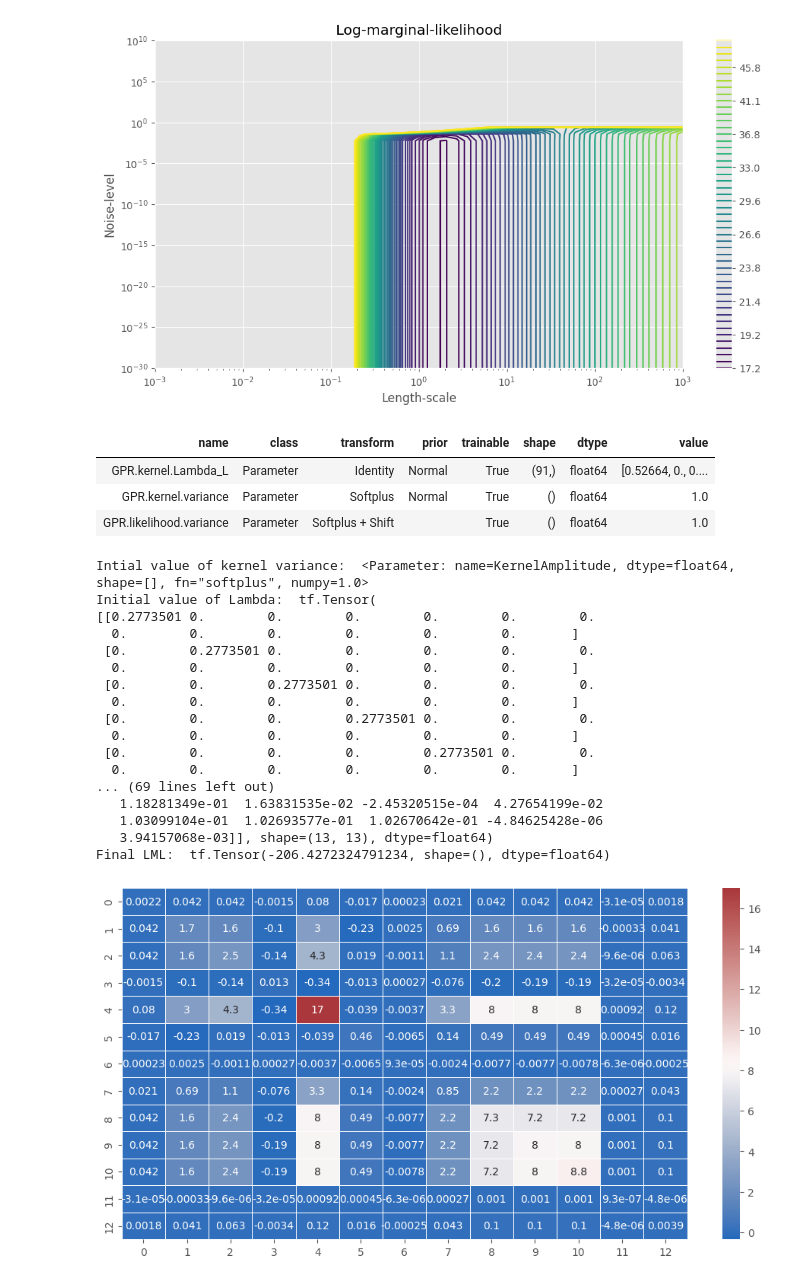
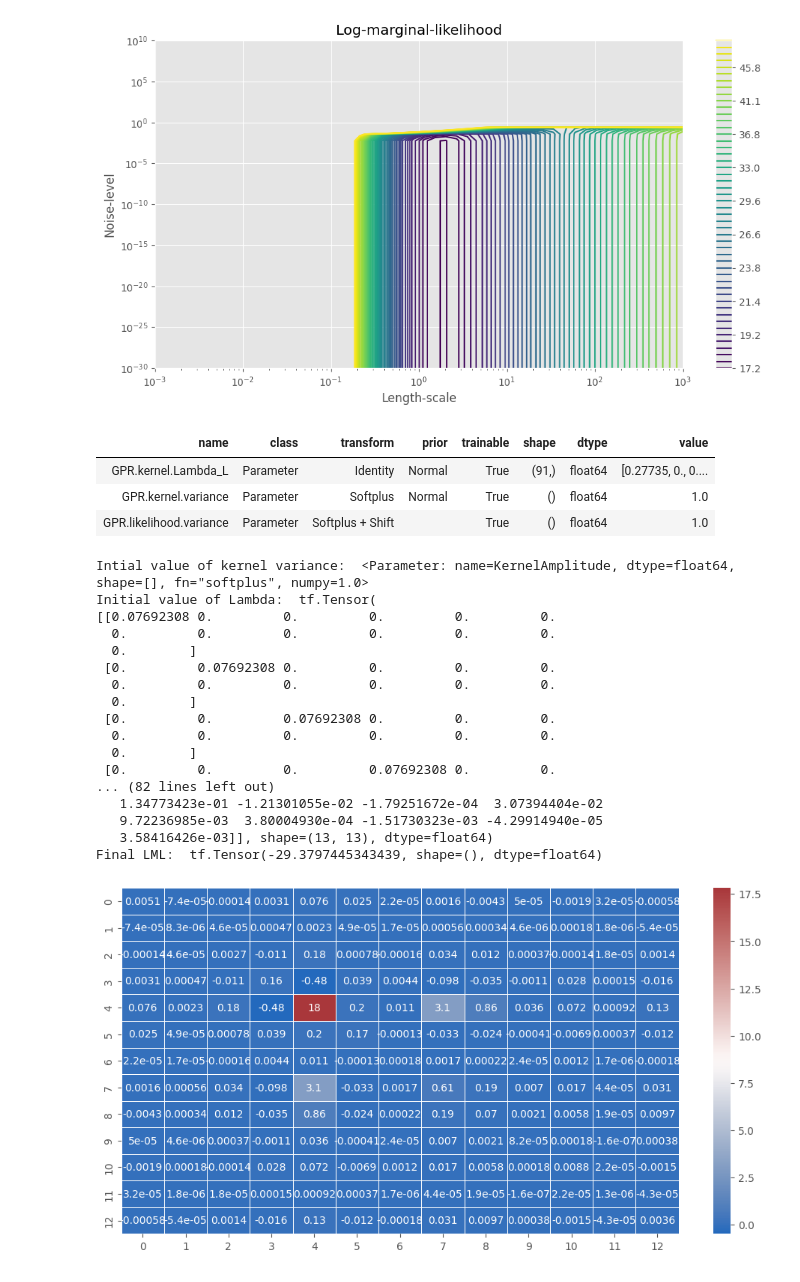
Before and after one commit to mattyred/BSGP_Automatic_Independence_Determination, a Jupyter notebook: LambdaRBFKernel/kernel.ipynb, the cells around one changed output. Drawn from its saved outputs; the diff is of its cells as text; code cells hidden in the pictures.

```diff
--- a/LambdaRBFKernel/kernel.ipynb
+++ b/LambdaRBFKernel/kernel.ipynb
@@ -151,8 +153,8 @@ class LambdaRBF(gpflow.kernels.Kernel):
             X2 = X
         N1 = X.shape[0]
         N2 = X2.shape[0]
-        Lambda = tfp.math.fill_triangular(self.Lambda_L) # TRY
-        Lambda = tf.linalg.matmul(Lambda, tf.transpose(Lambda))
+        Lambda_L = tfp.math.fill_triangular(self.Lambda_L) # TRY
+        Lambda = tf.linalg.matmul(Lambda_L, tf.transpose(Lambda_L))
         # Lambda = tf.linalg.matmul(self.Lambda_L, tf.transpose(self.Lambda_L)) # recover LLᵀ
 
         # compute z, z2
@@ -191,8 +193,8 @@ class LambdaRBF(gpflow.kernels.Kernel):
         return tf.reshape(l, [D,D])
 # %%
 def get_lower_triangular_diag(diag):
-    Lambda_inv = tf.linalg.diag(diag)
-    Lambda = tf.linalg.inv(Lambda_inv)
+    Lambda = tf.linalg.diag(1/(diag**2))
+    #Lambda = tf.linalg.inv(Lambda_inv)
     L = tf.linalg.cholesky(Lambda)
     return L
 
@@ -337,50 +342,50 @@ plt.show()
 # %%
 #Lambda = tf.constant([[1/4, 0],[0, 1/4]], dtype=tf.float64)#(1/4)*tf.eye(2, dtype=tf.float64)
 D = 13
 triangular_size = gpflow.utilities.bijectors.triangular_size(D)
 lengthscales = tf.constant([D**0.5]*D, dtype=tf.float64)
 Lambda_L = get_lower_triangular_diag(lengthscales)
 Lambda_L = tfp.math.fill_triangular_inverse(Lambda_L) # TRY
 LSE = LambdaRBF(Lambda_L, 1.0)
 LSE.Lambda_L.prior = tfp.distributions.Normal(loc=gpflow.utilities.to_default_float(1.), scale=gpflow.utilities.to_default_float(1.))
 LSE.variance.prior = tfp.distributions.Normal(loc=gpflow.utilities.to_default_float(0.05), scale=gpflow.utilities.to_default_float(1.))
-model = gpflow.models.GPR(
+model_LRBF = gpflow.models.GPR(
     (X_train, Y_train),
     kernel=LSE,
 )
-gpflow.utilities.print_summary(model, fmt="notebook")
+gpflow.utilities.print_summary(model_LRBF, fmt="notebook")
 print('Intial value of kernel variance: ', LSE.variance)
 Lambda_L_matrix = tfp.math.fill_triangular(LSE.Lambda_L)
 print('Initial value of Lambda: ', tf.linalg.matmul(Lambda_L_matrix, tf.transpose(Lambda_L_matrix)))
-print('Initial LML: ',model.log_marginal_likelihood())
+print('Initial LML: ',model_LRBF.log_marginal_likelihood())
 opt = gpflow.optimizers.Scipy()
-opt.minimize(model.training_loss, model.trainable_variables)
+opt.minimize(model_LRBF.training_loss, model_LRBF.trainable_variables)
 print('-------------------------------')
 print('Optimal value of kernel variance: ', LSE.variance)
 Lambda_L_matrix = tfp.math.fill_triangular(LSE.Lambda_L)
 print('Initial value of Lambda: ', tf.linalg.matmul(Lambda_L_matrix, tf.transpose(Lambda_L_matrix)))
-print('Final LML: ',model.log_marginal_likelihood())
+print('Final LML: ',model_LRBF.log_marginal_likelihood())
 visualize_matrix(tf.linalg.matmul(Lambda_L_matrix, tf.transpose(Lambda_L_matrix)))
 # %% [output]
 | name | class | transform | prior | trainable | shape | dtype | value |
-| GPR.kernel.Lambda_L | Parameter | Identity | Normal | True | (91,) | float64 | [0.52664, 0., 0.... |
+| GPR.kernel.Lambda_L | Parameter | Identity | Normal | True | (91,) | float64 | [0.27735, 0., 0.... |
 | GPR.kernel.variance | Parameter | Softplus | Normal | True | () | float64 | 1.0 |
 | GPR.likelihood.variance | Parameter | Softplus + Shift |  | True | () | float64 | 1.0 |
 Intial value of kernel variance:  <Parameter: name=KernelAmplitude, dtype=float64, shape=[], fn="softplus", numpy=1.0>
 Initial value of Lambda:  tf.Tensor(
-[[0.2773501 0.        0.        0.        0.        0.        0.
-  0.        0.        0.        0.        0.        0.       ]
- [0.        0.2773501 0.        0.        0.        0.        0.
-  0.        0.        0.        0.        0.        0.       ]
- [0.        0.        0.2773501 0.        0.        0.        0.
-  0.        0.        0.        0.        0.        0.       ]
- [0.        0.        0.        0.2773501 0.        0.        0.
-  0.        0.        0.        0.        0.        0.       ]
- [0.        0.        0.        0.        0.2773501 0.        0.
-  0.        0.        0.        0.        0.        0.       ]
-... (69 lines left out)
-   1.18281349e-01  1.63831535e-02 -2.45320515e-04  4.27654199e-02
-   1.03099104e-01  1.02693577e-01  1.02670642e-01 -4.84625428e-06
-   3.94157068e-03]], shape=(13, 13), dtype=float64)
-Final LML:  tf.Tensor(-206.4272324791234, shape=(), dtype=float64)
+[[0.07692308 0.         0.         0.         0.         0.
+  0.         0.         0.         0.         0.         0.
+  0.        ]
+ [0.         0.07692308 0.         0.         0.         0.
+  0.         0.         0.         0.         0.         0.
+  0.        ]
+ [0.         0.         0.07692308 0.         0.         0.
+  0.         0.         0.         0.         0.         0.
+  0.        ]
+ [0.         0.         0.         0.07692308 0.         0.
+... (82 lines left out)
+   1.34773423e-01 -1.21301055e-02 -1.79251672e-04  3.07394404e-02
+   9.72236985e-03  3.80004930e-04 -1.51730323e-03 -4.29914940e-05
+   3.58416426e-03]], shape=(13, 13), dtype=float64)
+Final LML:  tf.Tensor(-29.3797445343439, shape=(), dtype=float64)
-[figure, old version]
+[figure, new version]
```
Also changed, not shown: parts of 11 cells of this notebook, 3 other files.
